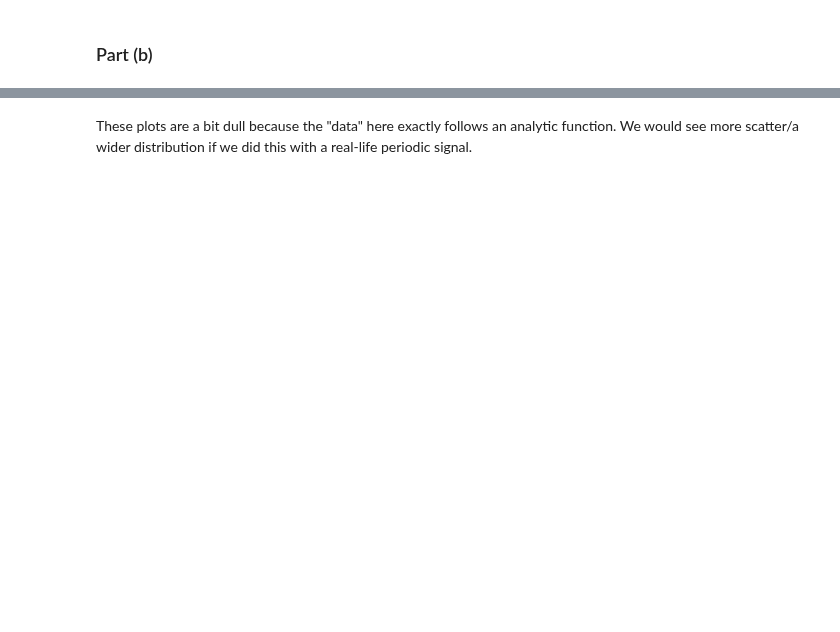
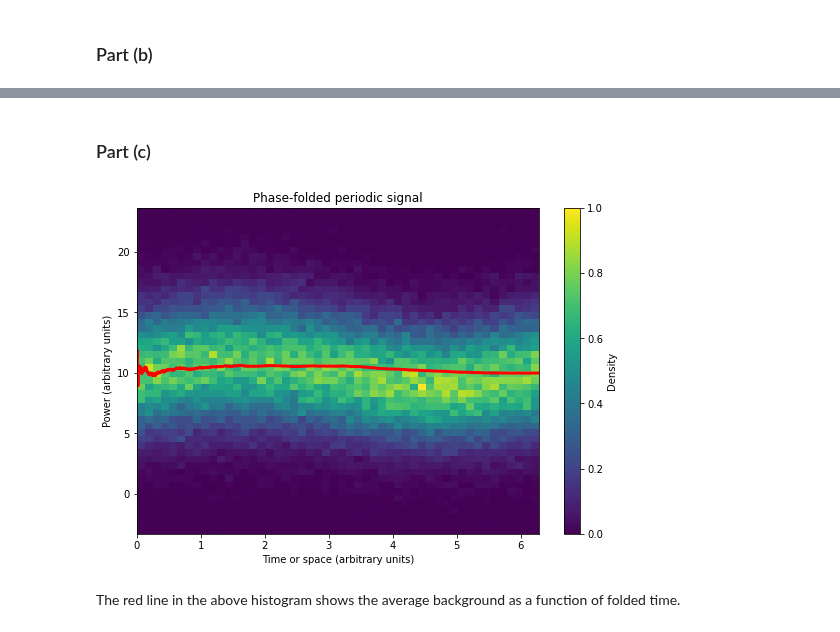
Before and after one commit to jrlivesey/PHYS-434, a Jupyter notebook: HW_4.ipynb, the cells around one changed output, grey strips where cells are left out. Cells and saved outputs as stored; diff of their text form; code cells hidden in the pictures; blank space fills up the shorter version.

```diff
--- a/HW_4.ipynb
+++ b/HW_4.ipynb
@@ -151,2 +134,23 @@ plt.colorbar(plt.cm.ScalarMappable(cmap=cmap), ax=ax, label='Density');
-# %% [markdown]
-These plots are a bit dull because the "data" here exactly follows an analytic function. We would see more scatter/a wider distribution if we did this with a real-life periodic signal.
+# %% [markdown]
+### Part (c)
+# %%
+bkgd_avg = []
+bkgd_avg.append(bkgd[0])
+
+for i in range(len(bkgd) - 1):
+    val = (bkgd[i+1] + (i + 1) * bkgd_avg[-1]) / (i + 2)
+    bkgd_avg.append(val)
+# %%
+fig, ax = plt.subplots(1, 1, figsize=(9, 6))
+
+ax.hist2d(fold_t, bkgd, [50, 50])
+ax.plot(t, bkgd_avg, c='r', lw=3)
+ax.set_title('Phase-folded periodic signal')
+ax.set_xlabel('Time or space (arbitrary units)')
+ax.set_ylabel('Power (arbitrary units)')
+
+plt.colorbar(plt.cm.ScalarMappable(), ax=ax, label='Density');
+# %% [output]
+[figure, added]
+# %% [markdown]
+The red line in the above histogram shows the average background as a function of folded time.
```
Also changed, not shown: parts of 11 cells of this notebook.
